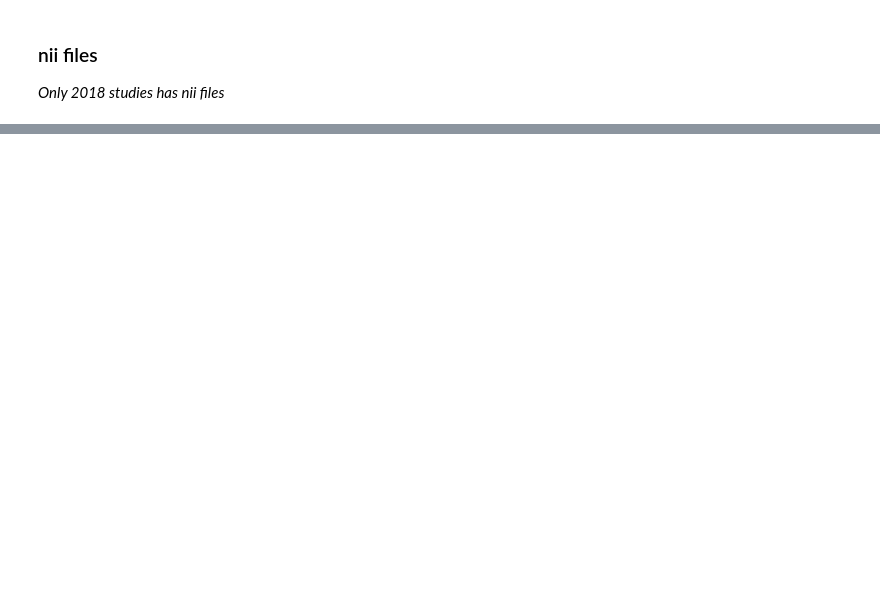
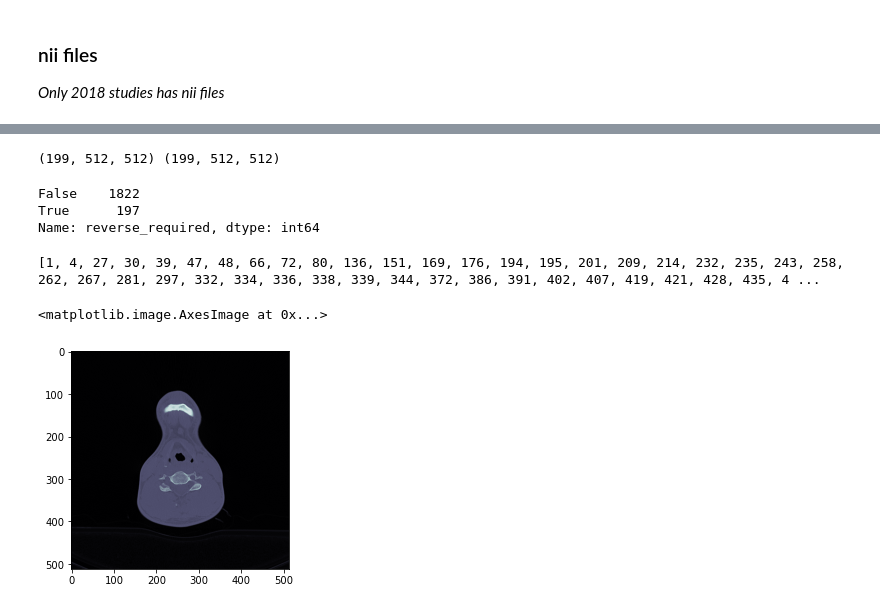
Before and after one commit to jukdang/AI_repo, a Jupyter notebook: RSNA 2022 Cervical Spine Fracture Detection/rsna-2022-cervical-spine-fracture-detection.ipynb, the cells around one changed output, grey strips where cells are left out. Drawn from its saved outputs; the diff is of its cells as text; code cells hidden in the pictures; blank space fills up the shorter version.

```diff
--- a/RSNA 2022 Cervical Spine Fracture Detection/rsna-2022-cervical-spine-fracture-detection.ipynb
+++ b/RSNA 2022 Cervical Spine Fracture Detection/rsna-2022-cervical-spine-fracture-detection.ipynb
@@ -139,6 +123,13 @@ for index, row in train_bounding_boxes.iterrows():
         'y1' : row.y + row.height,
         'y2' : row.y - row.height
     }
+# %%
+def get_dcm_images(path):
+    paths = list(path.glob('*'))
+    paths.sort(key= lambda x: int(x.stem))
+    dcms = [pydicom.dcmread(dcm) for dcm in paths]
+    images = [apply_voi_lut(dcm.pixel_array, dcm) for dcm in dcms]
+    return images
 # %% [markdown]
 ### nii files
 *Only 2018 studies has nii files*
@@ -155,0 +187,3 @@ print(np.unique(segmentations[0,:,:]))
+# %%
+train_with_segments = train[train['nii_path'].notnull()].reset_index()
+train_with_segments
@@ -155,0 +204,7 @@ print(np.unique(segmentations[0,:,:]))
+# %%
+sample_idx = 0
+dcm_images = get_dcm_images(train_with_segments['dcm_path'][sample_idx])
+nii_segments = get_nii_segments(train_with_segments['nii_path'][sample_idx])
+print((len(dcm_images), *dcm_images[0].shape), nii_segments.shape)
+# %% [output]
+(199, 512, 512) (199, 512, 512)
@@ -155,0 +222,15 @@ print(np.unique(segmentations[0,:,:]))
+# %%
+train['reverse_required'].value_counts()
+# %% [output]
+False    1822
+True      197
+Name: reverse_required, dtype: int64
+# %%
+print(list(train[train['reverse_required']==True].index))
+# %% [output]
+[1, 4, 27, 30, 39, 47, 48, 66, 72, 80, 136, 151, 169, 176, 194, 195, 201, 209, 214, 232, 235, 243, 258, 262, 267, 281, 297, 332, 334, 336, 338, 339, 344, 372, 386, 391, 402, 407, 419, 421, 428, 435, 4 ...
+# %%
+plt.imshow(dcm_images[::-1][18], cmap='bone')
+# %% [output]
+<matplotlib.image.AxesImage at 0x...>
+[figure, added]
```
Also changed, not shown: parts of 14 cells of this notebook.
